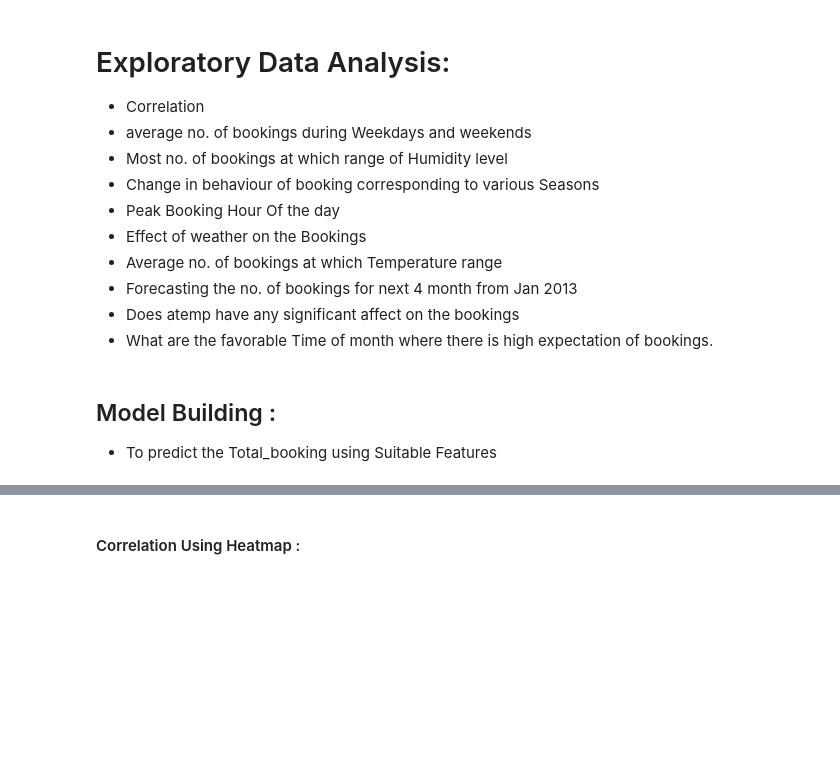
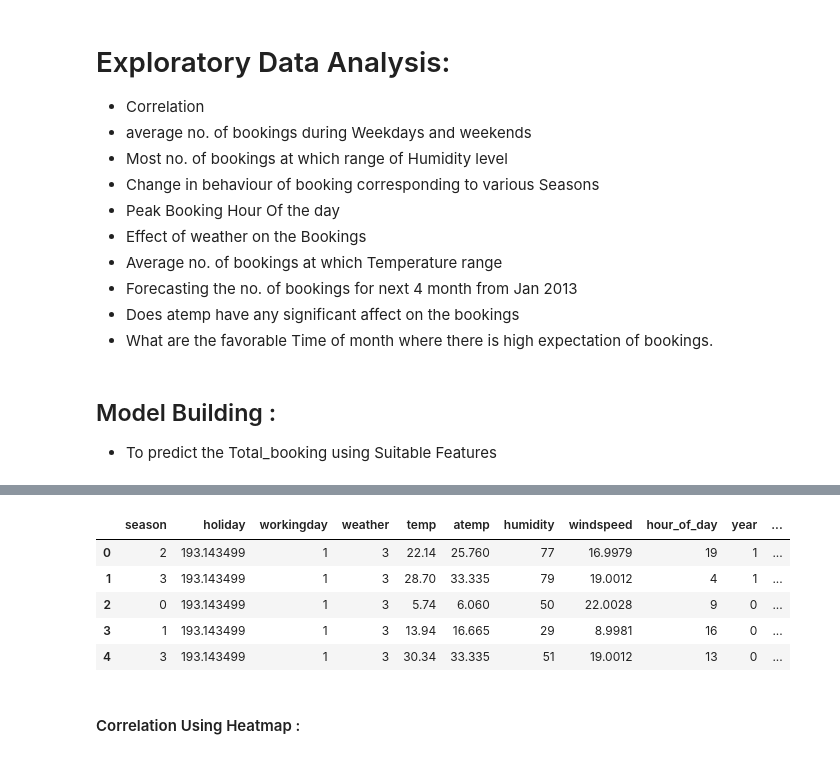
Before and after one commit to Debjeet-Das/Machine_Learning_Projects, a Jupyter notebook: Case_study_1(Ensemble Technique Regression).ipynb, the cells around one changed output, grey strips where cells are left out. Drawn from its saved outputs; the diff is of its cells as text; code cells hidden in the pictures; blank space fills up the shorter version.

```diff
--- a/Case_study_1(Ensemble Technique Regression).ipynb
+++ b/Case_study_1(Ensemble Technique Regression).ipynb
@@ -299,3 +302,12 @@ IV.head()
+# %%
+training_set.head()
+# %% [output]
+|  | season | holiday | workingday | weather | temp | atemp | humidity | windspeed | hour_of_day | year | ... |
+| 0 | 2 | 193.143499 | 1 | 3 | 22.14 | 25.760 | 77 | 16.9979 | 19 | 1 | ... |
+| 1 | 3 | 193.143499 | 1 | 3 | 28.70 | 33.335 | 79 | 19.0012 | 4 | 1 | ... |
+| 2 | 0 | 193.143499 | 1 | 3 | 5.74 | 6.060 | 50 | 22.0028 | 9 | 0 | ... |
+| 3 | 1 | 193.143499 | 1 | 3 | 13.94 | 16.665 | 29 | 8.9981 | 16 | 0 | ... |
+| 4 | 3 | 193.143499 | 1 | 3 | 30.34 | 33.335 | 51 | 19.0012 | 13 | 0 | ... |
 # %%
 from sklearn.linear_model import LinearRegression,LassoCV,Ridge,Lasso,RidgeCV
 from sklearn.ensemble import RandomForestRegressor,GradientBoostingRegressor,VotingRegressor
```
Also changed, not shown: parts of 14 cells of this notebook.
